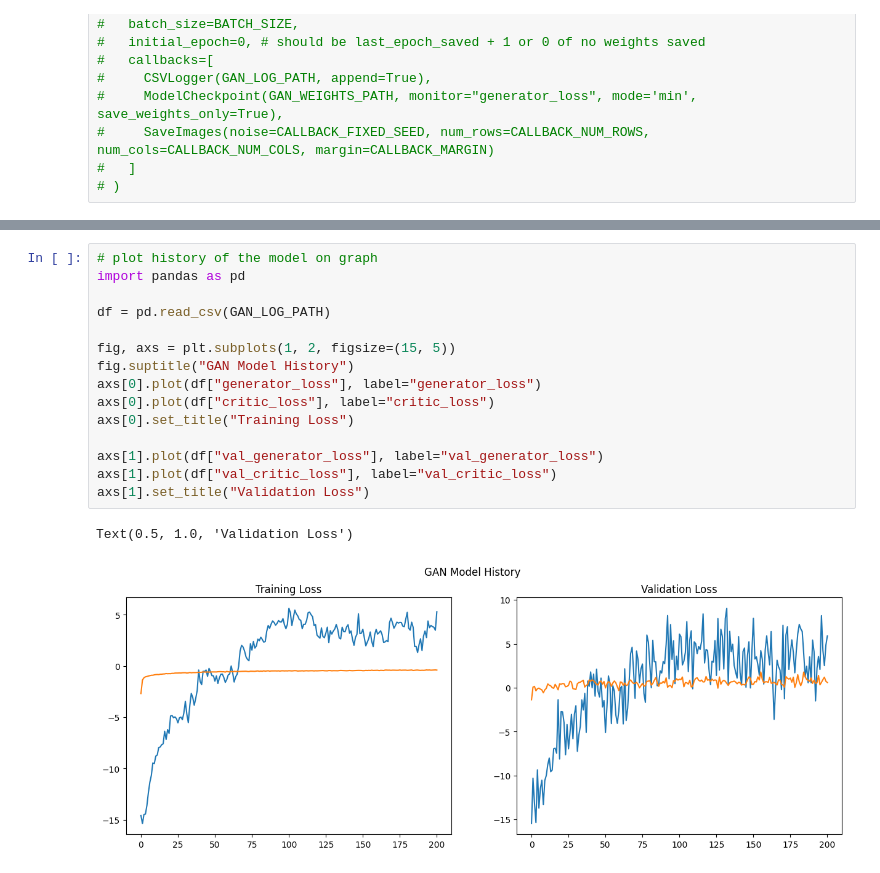
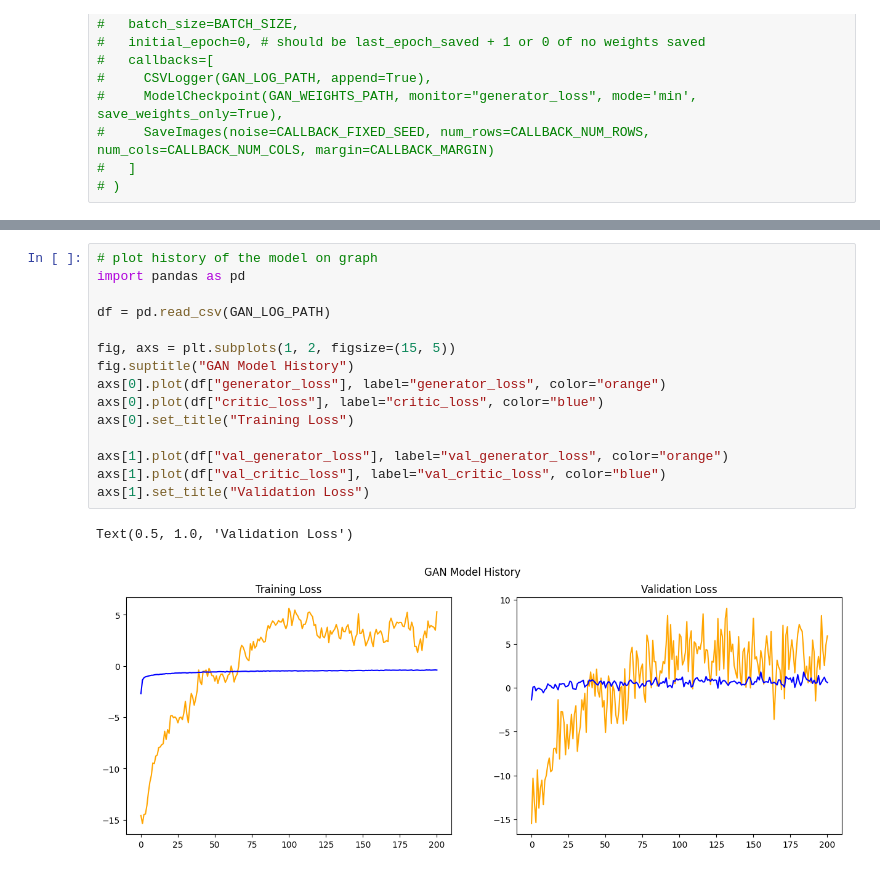
Before and after one commit to Mechetel/MnistGAN, a Jupyter notebook: WGAN-GP/WGAN-GP.ipynb, the cells around one changed output, grey strips where cells are left out. Drawn from its saved outputs; the diff is of its cells as text.

```diff
--- a/WGAN-GP/WGAN-GP.ipynb
+++ b/WGAN-GP/WGAN-GP.ipynb
@@ -333,18 +328,18 @@ for i in range(10):
 # %%
 # plot history of the model on graph
 import pandas as pd
 
 df = pd.read_csv(GAN_LOG_PATH)
 
 fig, axs = plt.subplots(1, 2, figsize=(15, 5))
 fig.suptitle("GAN Model History")
-axs[0].plot(df["generator_loss"], label="generator_loss")
-axs[0].plot(df["critic_loss"], label="critic_loss")
+axs[0].plot(df["generator_loss"], label="generator_loss", color="orange")
+axs[0].plot(df["critic_loss"], label="critic_loss", color="blue")
 axs[0].set_title("Training Loss")
 
-axs[1].plot(df["val_generator_loss"], label="val_generator_loss")
-axs[1].plot(df["val_critic_loss"], label="val_critic_loss")
+axs[1].plot(df["val_generator_loss"], label="val_generator_loss", color="orange")
+axs[1].plot(df["val_critic_loss"], label="val_critic_loss", color="blue")
 axs[1].set_title("Validation Loss")
 # %% [output]
 Text(0.5, 1.0, 'Validation Loss')
-[figure, old version]
+[figure, new version]
```
Also changed, not shown: parts of 4 cells of this notebook, 1 other file.
